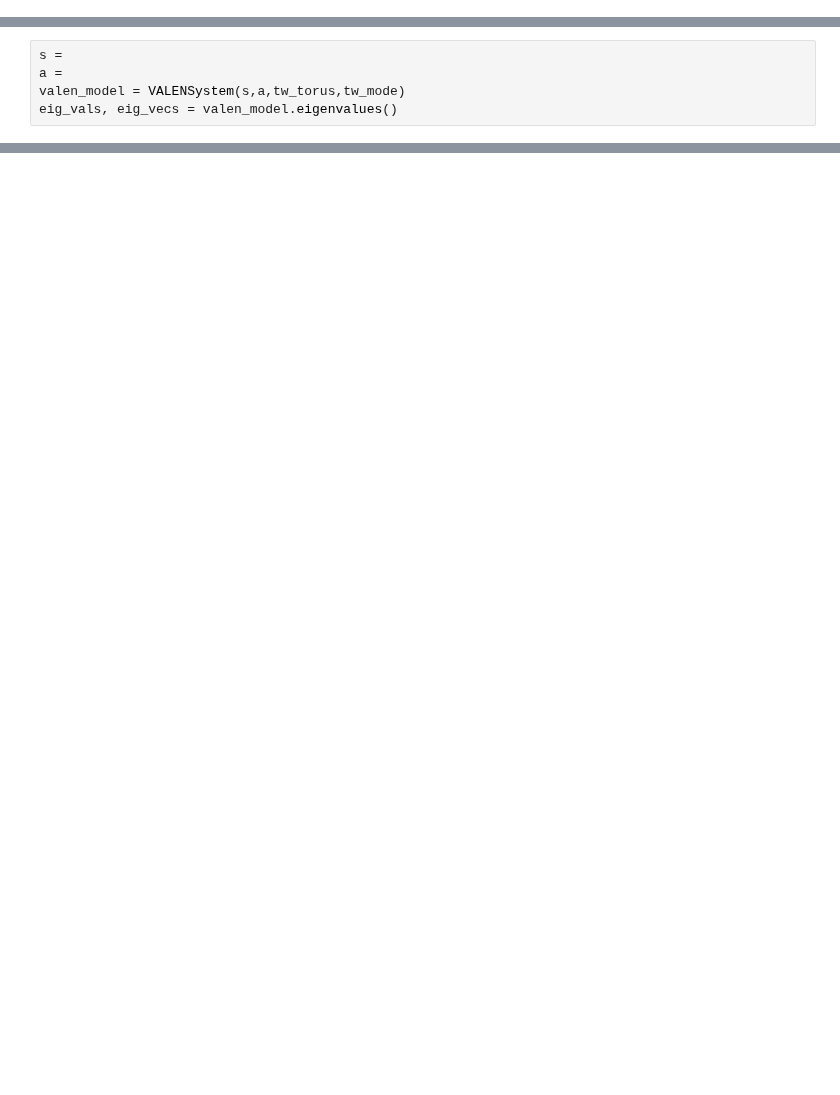
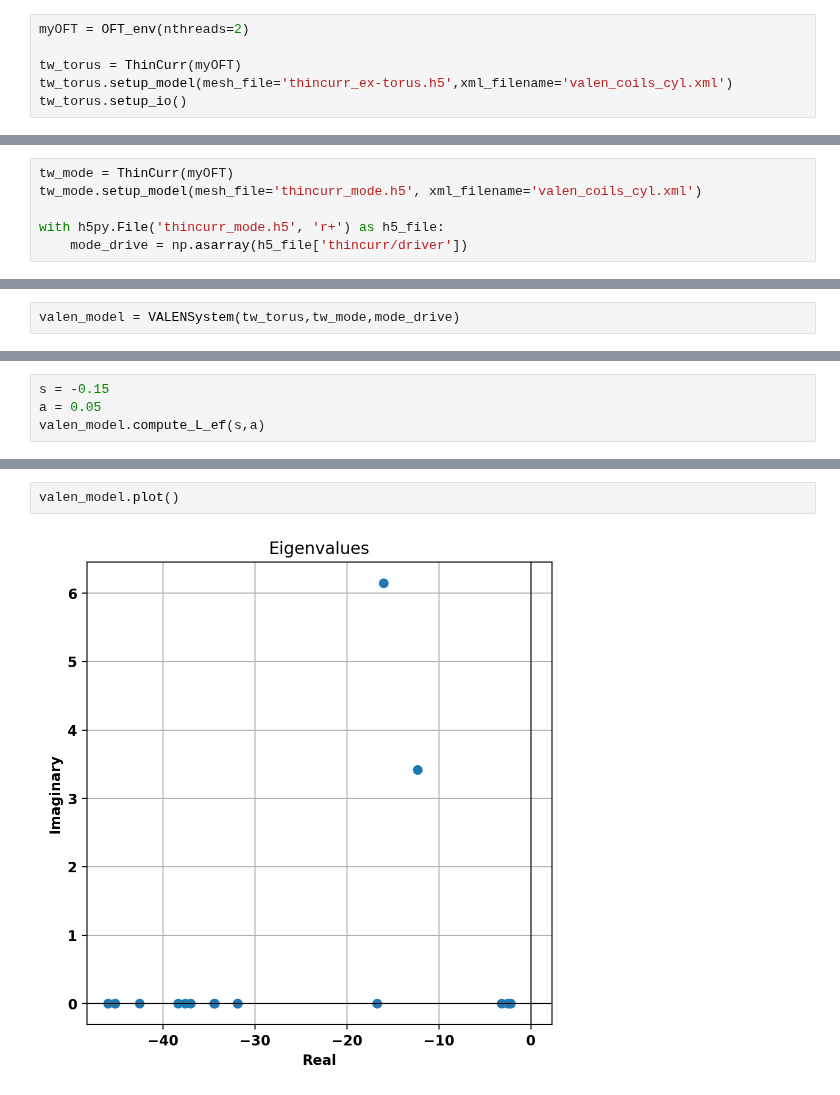
Before and after one commit to clairejohnson08/OpenFUSIONToolkit, a Jupyter notebook: src/examples/ThinCurr/torus/running_valen.ipynb, the cells around one changed output, grey strips where cells are left out. Drawn from its saved outputs; the diff is of its cells as text; blank space fills up the shorter version.

Commit message:
Valen class and jupyter notebook example

```diff
--- a/src/examples/ThinCurr/torus/running_valen.ipynb
+++ b/src/examples/ThinCurr/torus/running_valen.ipynb
@@ -133,0 +52,6 @@ Lc = coils.compute_Lmat()
+# %%
+myOFT = OFT_env(nthreads=2)
+
+tw_torus = ThinCurr(myOFT)
+tw_torus.setup_model(mesh_file='thincurr_ex-torus.h5',xml_filename='valen_coils_cyl.xml')
+tw_torus.setup_io()
@@ -133,0 +79,6 @@ Lc = coils.compute_Lmat()
+# %%
+tw_mode = ThinCurr(myOFT)
+tw_mode.setup_model(mesh_file='thincurr_mode.h5', xml_filename='valen_coils_cyl.xml')
+
+with h5py.File('thincurr_mode.h5', 'r+') as h5_file:
+    mode_drive = np.asarray(h5_file['thincurr/driver'])
@@ -133,0 +106,2 @@ Lc = coils.compute_Lmat()
+# %%
+valen_model = VALENSystem(tw_torus,tw_mode,mode_drive)
@@ -134,5 +157,4 @@ Lc = coils.compute_Lmat()
 # %%
-s =
-a =
-valen_model = VALENSystem(s,a,tw_torus,tw_mode)
-eig_vals, eig_vecs = valen_model.eigenvalues()
+s = -0.15
+a = 0.05
+valen_model.compute_L_ef(s,a)
@@ -149,0 +170,4 @@ ValueError: matmul: Input operand 1 has a mismatch in its core dimension 0, with
+# %%
+valen_model.plot()
+# %% [output]
+[figure, added]
```
Also changed, not shown: parts of 23 cells of this notebook, 1 other file.
